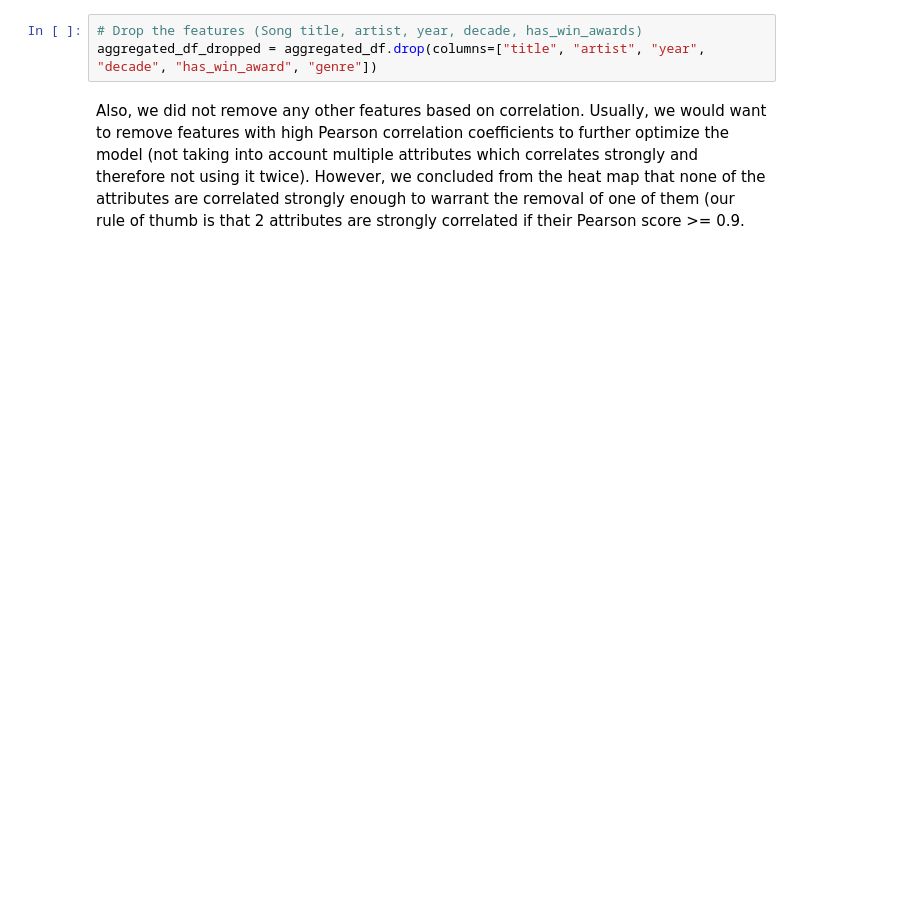
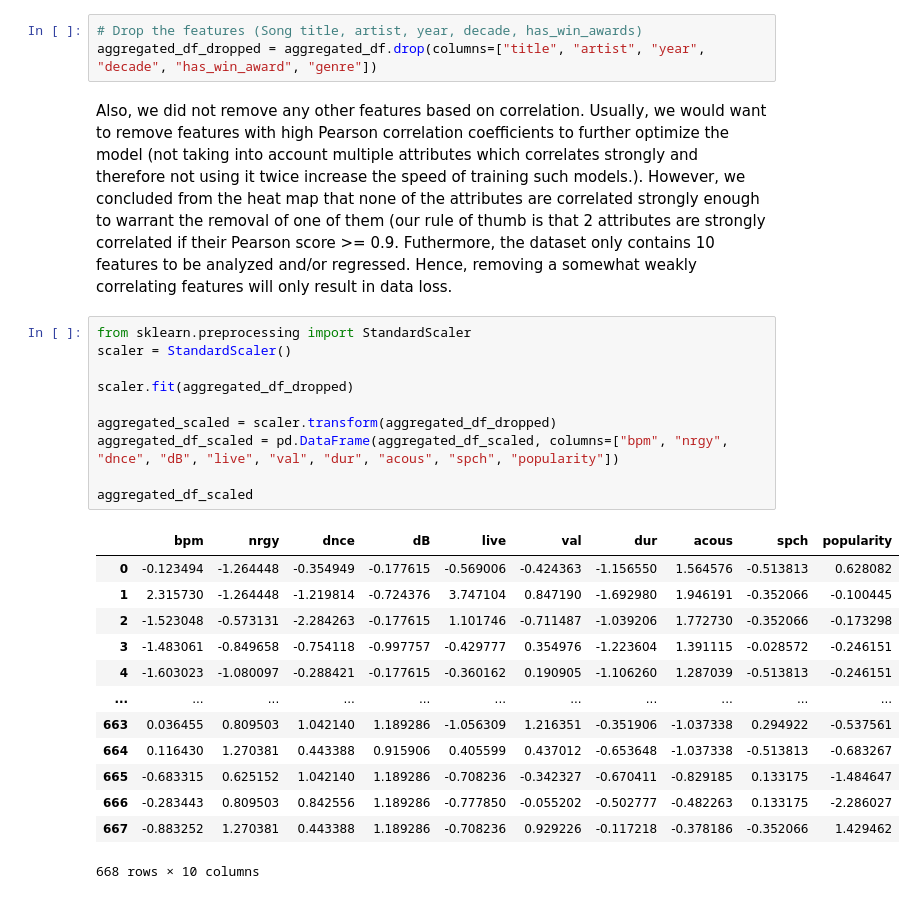
Before and after one commit to whenwe177/aids-final-project, a Jupyter notebook: ipynbs/combined_dataset.ipynb, the cells around one changed output. Saved outputs shown, nothing was run; the diff lists cells and outputs as text; blank space fills up the shorter version.

```diff
--- a/ipynbs/combined_dataset.ipynb
+++ b/ipynbs/combined_dataset.ipynb
@@ -301,4 +303,28 @@ Finally, we chose not to consider whether the song is of a certain genre. This i
 # Drop the features (Song title, artist, year, decade, has_win_awards)
 aggregated_df_dropped = aggregated_df.drop(columns=["title", "artist", "year", "decade", "has_win_award", "genre"])
 # %% [markdown]
-Also, we did not remove any other features based on correlation. Usually, we would want to remove features with high Pearson correlation coefficients to further optimize the model (not taking into account multiple attributes which correlates strongly and therefore not using it twice). However, we concluded from the heat map that none of the attributes are correlated strongly enough to warrant the removal of one of them (our rule of thumb is that 2 attributes are strongly correlated if their Pearson score >= 0.9.
+Also, we did not remove any other features based on correlation. Usually, we would want to remove features with high Pearson correlation coefficients to further optimize the model (not taking into account multiple attributes which correlates strongly and therefore not using it twice increase the speed of training such models.). However, we concluded from the heat map that none of the attributes are correlated strongly enough to warrant the removal of one of them (our rule of thumb is that 2 attributes are strongly correlated if their Pearson score >= 0.9. Futhermore, the dataset only contains 10 features to be analyzed and/or regressed. Hence, removing a somewhat weakly correlating features will only result in data loss.
+# %%
+from sklearn.preprocessing import StandardScaler
+scaler = StandardScaler()
+
+scaler.fit(aggregated_df_dropped)
+
+aggregated_scaled = scaler.transform(aggregated_df_dropped)
+aggregated_df_scaled = pd.DataFrame(aggregated_df_scaled, columns=["bpm", "nrgy", "dnce", "dB", "live", "val", "dur", "acous", "spch", "popularity"])
+
+aggregated_df_scaled
+# %% [output]
+|  | bpm | nrgy | dnce | dB | live | val | dur | acous | spch | popularity |
+| 0 | -0.123494 | -1.264448 | -0.354949 | -0.177615 | -0.569006 | -0.424363 | -1.156550 | 1.564576 | -0.513813 | 0.628082 |
+| 1 | 2.315730 | -1.264448 | -1.219814 | -0.724376 | 3.747104 | 0.847190 | -1.692980 | 1.946191 | -0.352066 | -0.100445 |
+| 2 | -1.523048 | -0.573131 | -2.284263 | -0.177615 | 1.101746 | -0.711487 | -1.039206 | 1.772730 | -0.352066 | -0.173298 |
+| 3 | -1.483061 | -0.849658 | -0.754118 | -0.997757 | -0.429777 | 0.354976 | -1.223604 | 1.391115 | -0.028572 | -0.246151 |
+| 4 | -1.603023 | -1.080097 | -0.288421 | -0.177615 | -0.360162 | 0.190905 | -1.106260 | 1.287039 | -0.513813 | -0.246151 |
+| ... | ... | ... | ... | ... | ... | ... | ... | ... | ... | ... |
+| 663 | 0.036455 | 0.809503 | 1.042140 | 1.189286 | -1.056309 | 1.216351 | -0.351906 | -1.037338 | 0.294922 | -0.537561 |
+| 664 | 0.116430 | 1.270381 | 0.443388 | 0.915906 | 0.405599 | 0.437012 | -0.653648 | -1.037338 | -0.513813 | -0.683267 |
+| 665 | -0.683315 | 0.625152 | 1.042140 | 1.189286 | -0.708236 | -0.342327 | -0.670411 | -0.829185 | 0.133175 | -1.484647 |
+| 666 | -0.283443 | 0.809503 | 0.842556 | 1.189286 | -0.777850 | -0.055202 | -0.502777 | -0.482263 | 0.133175 | -2.286027 |
+| 667 | -0.883252 | 1.270381 | 0.443388 | 1.189286 | -0.708236 | 0.929226 | -0.117218 | -0.378186 | -0.352066 | 1.429462 |
+668 rows × 10 columns
```
Also changed, not shown: parts of 3 cells of this notebook.
